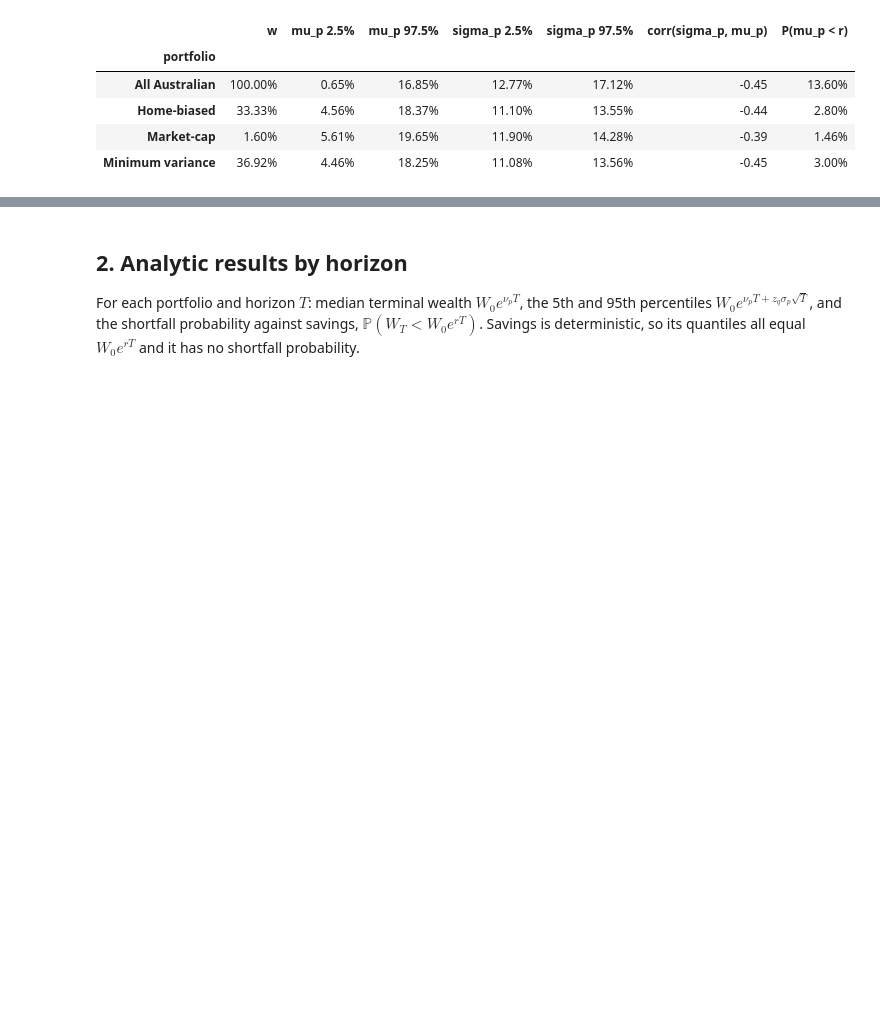
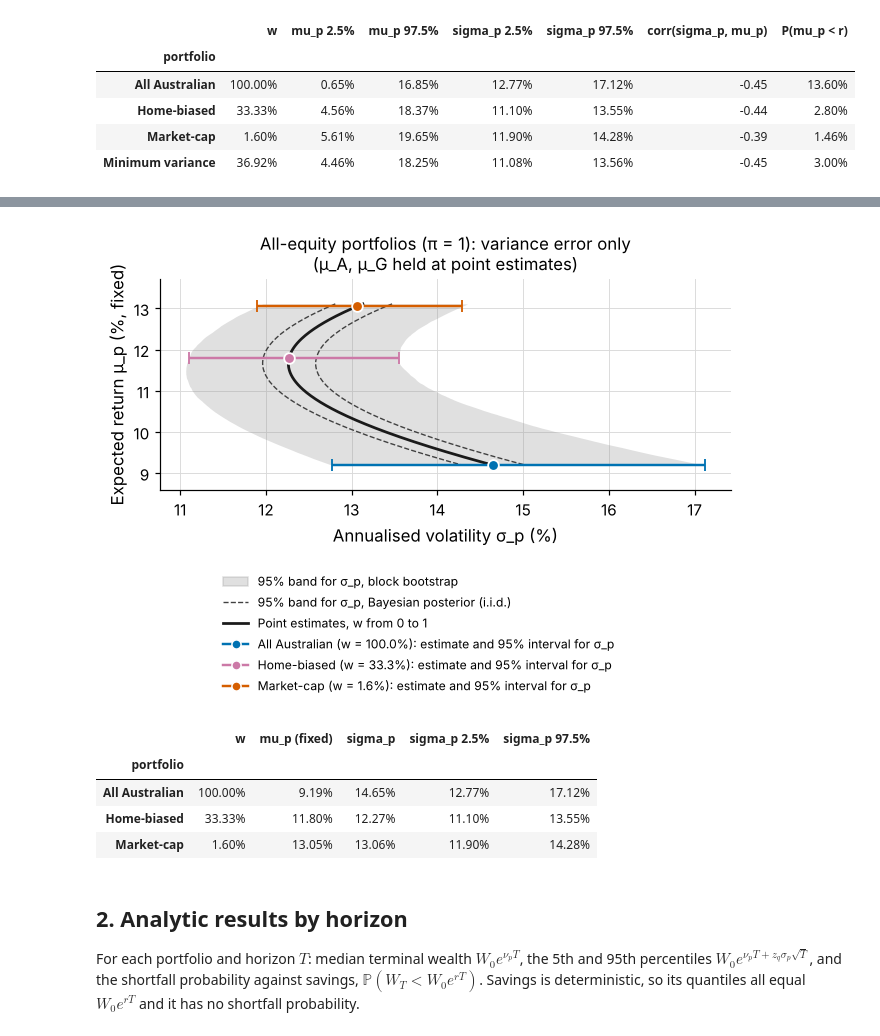
Before and after one commit to 9yifanchen9/MATH5816-Mini-Project, a Jupyter notebook: notebooks/04_application.ipynb, the cells around one changed output, grey strips where cells are left out. Drawn from its saved outputs; the diff is of its cells as text; code cells hidden in the pictures; blank space fills up the shorter version.

```diff
--- a/notebooks/04_application.ipynb
+++ b/notebooks/04_application.ipynb
@@ -380,3 +388,53 @@ Lowest mu_p inside the 95% region: -0.85% (savings rate r = 4.74%)
+# %%
+# sigma_p draws with mu fixed: only (sigma_A, sigma_G, rho) vary
+_, sig_boot_w = gu.portfolio_params(1.0, w_reg[:, None], 0, 0, bs_a, bs_g, brho, 0)
+_, sig_post_w = gu.portfolio_params(1.0, w_reg[:, None], 0, 0, post.sigma_AU.to_numpy(),
+                                    post.sigma_GL.to_numpy(), post.rho.to_numpy(), 0)
+mu_w = w_reg * mu_a + (1 - w_reg) * mu_g                       # point-estimate mu_p, monotone in w
+sb_lo, sb_hi = np.quantile(sig_boot_w, [0.025, 0.975], axis=1)
+sq_lo, sq_hi = np.quantile(sig_post_w, [0.025, 0.975], axis=1)
+
+fig, ax = plt.subplots(figsize=(6.0, 4.4))
+ax.fill_betweenx(100 * mu_w, 100 * sb_lo, 100 * sb_hi, color="0.6", alpha=0.3, lw=0)
+ax.plot(100 * sq_lo, 100 * mu_w, color="0.25", lw=0.9, ls="--")
+ax.plot(100 * sq_hi, 100 * mu_w, color="0.25", lw=0.9, ls="--")
+ax.plot(100 * centres[:, 0], 100 * centres[:, 1], color="0.1", lw=1.8)
+handles = [Patch(color="0.6", alpha=0.3), Line2D([], [], color="0.25", lw=0.9, ls="--"),
+           Line2D([], [], color="0.1", lw=1.8)]
+labels = ["95% band for σ_p, block bootstrap", "95% band for σ_p, Bayesian posterior (i.i.d.)",
+          "Point estimates, w from 0 to 1"]
+var_rows = []
+for p in ["All Australian", "Home-biased", "Market-cap"]:
+    w = PORTS[p][1]
+    k = int(np.argmin(abs(w_reg - w)))
+    c = gu.portfolio_params(1.0, w, mu_a, mu_g, s_a, s_g, rho, r)[::-1]
+    lo, hi = np.quantile(gu.portfolio_params(1.0, w, 0, 0, bs_a, bs_g, brho, 0)[1], [0.025, 0.975])
+    ax.errorbar(100 * c[0], 100 * c[1], xerr=[[100 * (c[0] - lo)], [100 * (hi - c[0])]], fmt="o", ms=7,
+                color=COL[p], mec="white", mew=1.2, elinewidth=1.6, capsize=4, zorder=5)
+    handles.append(Line2D([], [], color=COL[p], marker="o", mec="white", lw=1.6))
+    labels.append(f"{p} (w = {100 * w:.1f}%): estimate and 95% interval for σ_p")
+    var_rows.append({"portfolio": p, "w": w, "mu_p (fixed)": c[1], "sigma_p": c[0],
+                     "sigma_p 2.5%": lo, "sigma_p 97.5%": hi})
+ax.set_xlabel("Annualised volatility σ_p (%)")
+ax.set_ylabel("Expected return μ_p (%, fixed)")
+ax.set_title("All-equity portfolios (π = 1): variance error only\n(μ_A, μ_G held at point estimates)", fontsize=11)
+ax.set_xlim(100 * min(sb_lo.min(), sq_lo.min()) - 0.3, 100 * max(sb_hi.max(), sq_hi.max()) + 0.3)
+ax.set_ylim(100 * mu_w.min() - 0.6, 100 * mu_w.max() + 0.6)
+fig.legend(handles, labels, loc="lower center", ncol=1, fontsize=8, bbox_to_anchor=(0.5, -0.01))
+fig.tight_layout(rect=(0, 0.28, 1, 1))
+gu.savefig(fig, "fig09d_return_volatility_variance_only")
+plt.show()
+
+var_tab = pd.DataFrame(var_rows).set_index("portfolio")
+var_tab.to_csv(gu.TAB_DIR / "portfolio_variance_only_uncertainty.csv")
+var_tab.style.format("{:.2%}")
+# %% [output]
+[figure, added]
+|  | w | mu_p (fixed) | sigma_p | sigma_p 2.5% | sigma_p 97.5% |
+| portfolio |  |  |  |  |  |
+| All Australian | 100.00% | 9.19% | 14.65% | 12.77% | 17.12% |
+| Home-biased | 33.33% | 11.80% | 12.27% | 11.10% | 13.55% |
+| Market-cap | 1.60% | 13.05% | 13.06% | 11.90% | 14.28% |
 # %% [markdown]
 ## 2. Analytic results by horizon
 
```
Also changed, not shown: parts of 2 cells of this notebook, 10 other files.
